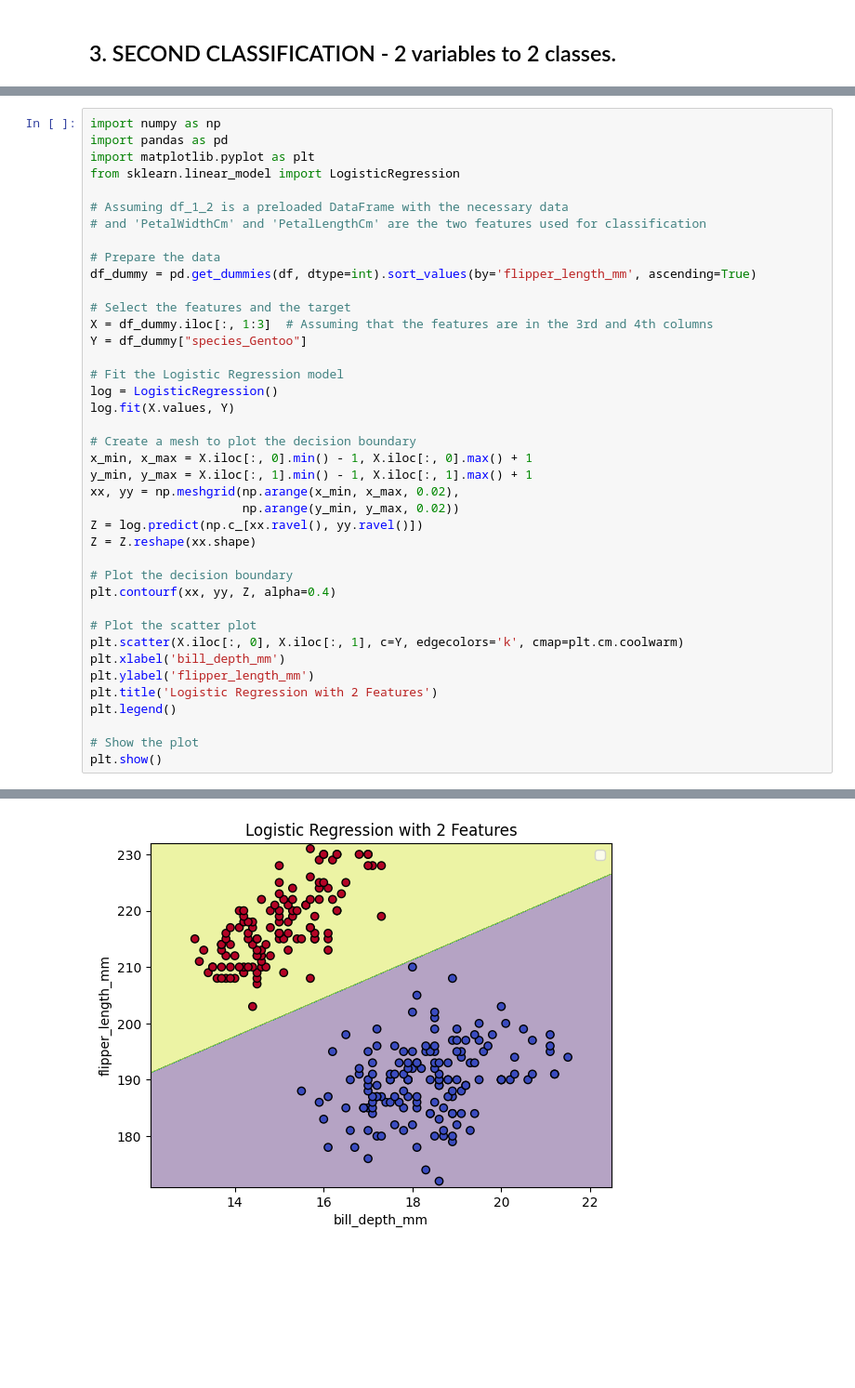
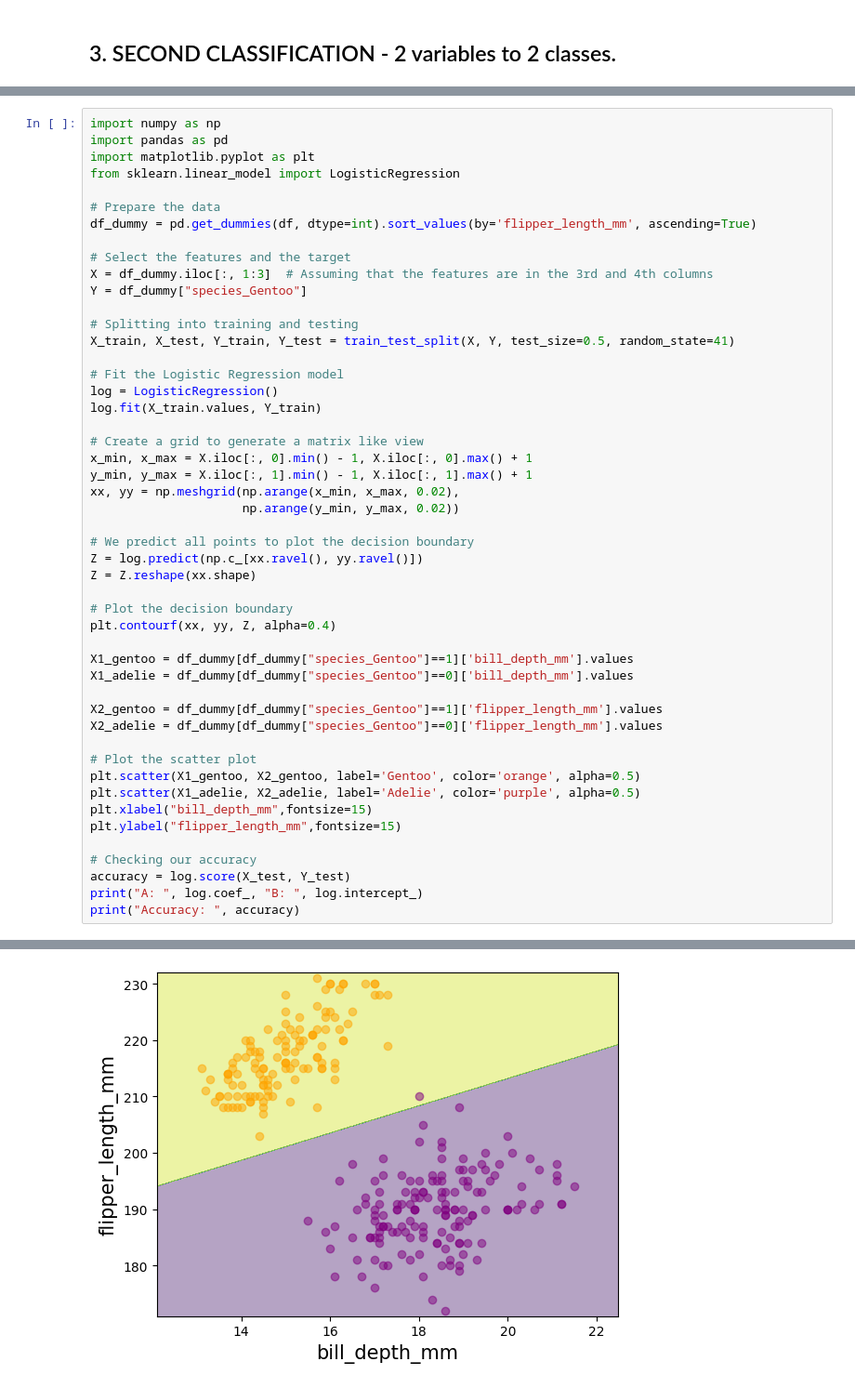
Before and after one commit to rfeers/ML-Basics, a Jupyter notebook: 2 - Logistic Regression.ipynb, the cells around one changed output, grey strips where cells are left out. Shown at 93% size. Cells and saved outputs as stored; diff of their text form; blank space fills up the shorter version.

Commit message:
Final version LogisticRegression Penguins

```diff
--- a/2 - Logistic Regression.ipynb
+++ b/2 - Logistic Regression.ipynb
@@ -177,9 +271,6 @@ import numpy as np
 import pandas as pd
 import matplotlib.pyplot as plt
 from sklearn.linear_model import LogisticRegression
-
-# Assuming df_1_2 is a preloaded DataFrame with the necessary data
-# and 'PetalWidthCm' and 'PetalLengthCm' are the two features used for classification
 
 # Prepare the data
 df_dummy = pd.get_dummies(df, dtype=int).sort_values(by='flipper_length_mm', ascending=True)
@@ -188,28 +279,40 @@ df_dummy = pd.get_dummies(df, dtype=int).sort_values(by='flipper_length_mm', asc
 X = df_dummy.iloc[:, 1:3]  # Assuming that the features are in the 3rd and 4th columns
 Y = df_dummy["species_Gentoo"]
 
+# Splitting into training and testing
+X_train, X_test, Y_train, Y_test = train_test_split(X, Y, test_size=0.5, random_state=41)
+
 # Fit the Logistic Regression model
 log = LogisticRegression()
-log.fit(X.values, Y)
+log.fit(X_train.values, Y_train)
 
-# Create a mesh to plot the decision boundary
+# Create a grid to generate a matrix like view
 x_min, x_max = X.iloc[:, 0].min() - 1, X.iloc[:, 0].max() + 1
 y_min, y_max = X.iloc[:, 1].min() - 1, X.iloc[:, 1].max() + 1
 xx, yy = np.meshgrid(np.arange(x_min, x_max, 0.02),
                      np.arange(y_min, y_max, 0.02))
+
+# We predict all points to plot the decision boundary
 Z = log.predict(np.c_[xx.ravel(), yy.ravel()])
 Z = Z.reshape(xx.shape)
 
 # Plot the decision boundary
 plt.contourf(xx, yy, Z, alpha=0.4)
 
+X1_gentoo = df_dummy[df_dummy["species_Gentoo"]==1]['bill_depth_mm'].values
+X1_adelie = df_dummy[df_dummy["species_Gentoo"]==0]['bill_depth_mm'].values
+
+X2_gentoo = df_dummy[df_dummy["species_Gentoo"]==1]['flipper_length_mm'].values
+X2_adelie = df_dummy[df_dummy["species_Gentoo"]==0]['flipper_length_mm'].values
+
 # Plot the scatter plot
-plt.scatter(X.iloc[:, 0], X.iloc[:, 1], c=Y, edgecolors='k', cmap=plt.cm.coolwarm)
-plt.xlabel('bill_depth_mm')
-plt.ylabel('flipper_length_mm')
-plt.title('Logistic Regression with 2 Features')
-plt.legend()
+plt.scatter(X1_gentoo, X2_gentoo, label='Gentoo', color='orange', alpha=0.5)
+plt.scatter(X1_adelie, X2_adelie, label='Adelie', color='purple', alpha=0.5)
+plt.xlabel("bill_depth_mm",fontsize=15)
+plt.ylabel("flipper_length_mm",fontsize=15)
 
-# Show the plot
-plt.show()
+# Checking our accuracy
+accuracy = log.score(X_test, Y_test)
+print("A: ", log.coef_, "B: ", log.intercept_)
+print("Accuracy: ", accuracy)
 # %% [output]
@@ -217 +321 @@ No artists with labels found to put in legend.  Note that artists whose label st
-[figure, old version]
+[figure, new version]
```
Also changed, not shown: parts of 30 cells of this notebook.
